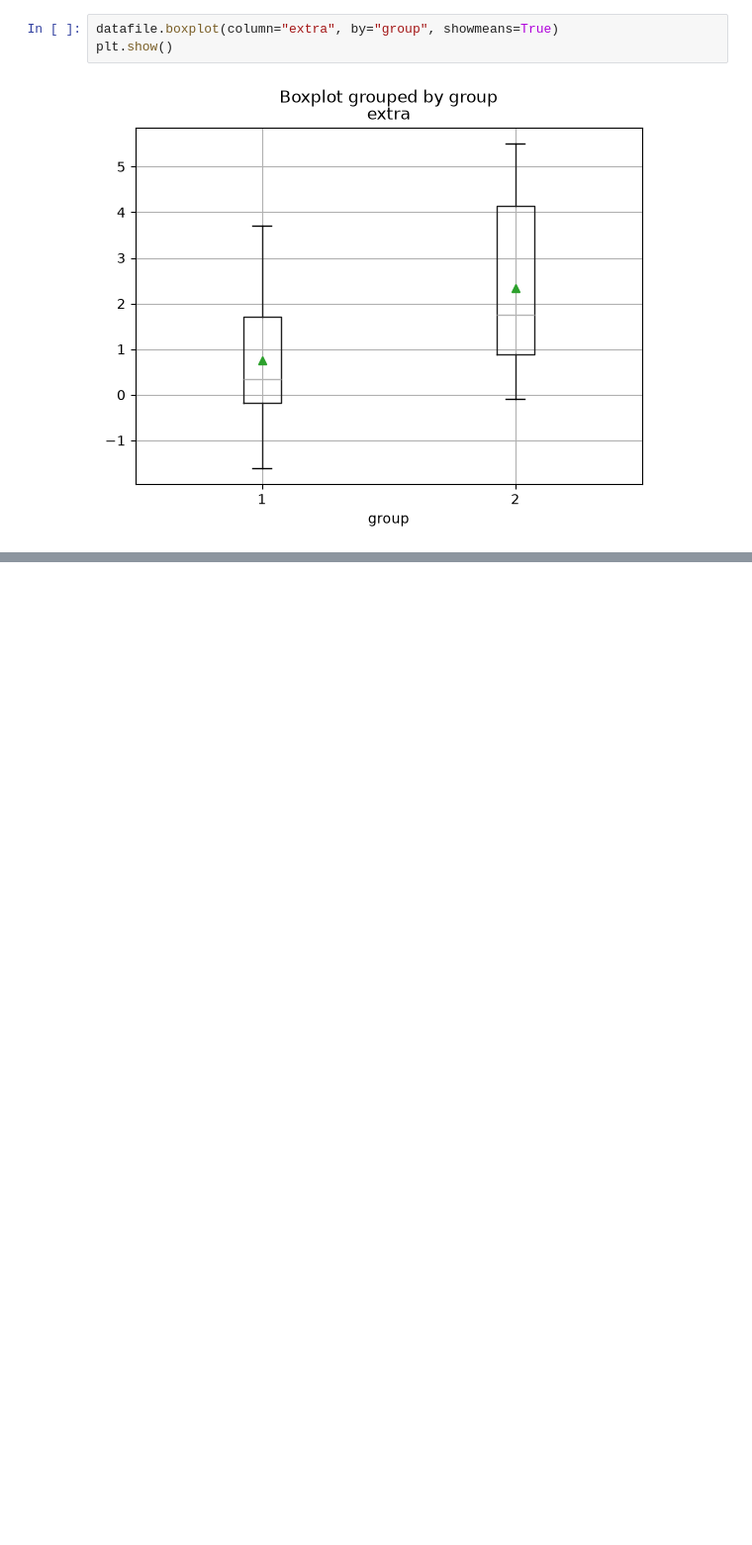
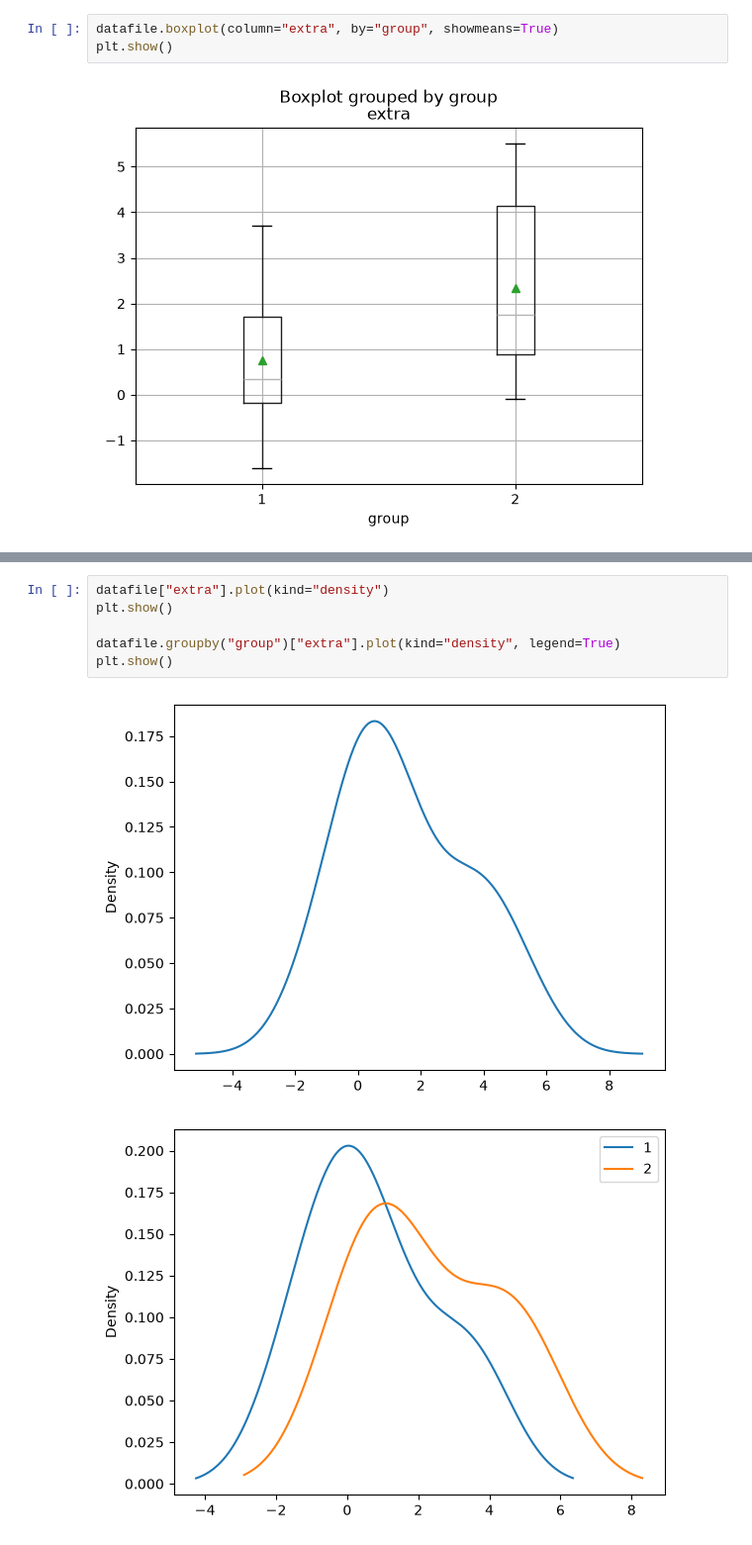
Before and after one commit to Psyc3000A/Fall-Winter2026, a Jupyter notebook: Megancode2-sept22.ipynb, the cells around one changed output, grey strips where cells are left out. Shown at 99% size. Drawn from its saved outputs; the diff is of its cells as text; blank space fills up the shorter version.

```diff
--- a/Megancode2-sept22.ipynb
+++ b/Megancode2-sept22.ipynb
@@ -59,0 +62,9 @@ print (1)
+# %%
+datafile["extra"].plot(kind="density")
+plt.show()
+
+datafile.groupby("group")["extra"].plot(kind="density", legend=True)
+plt.show()
+# %% [output]
+[figure, added]
+[figure, added]
```
Also changed, not shown: parts of 13 cells of this notebook.
